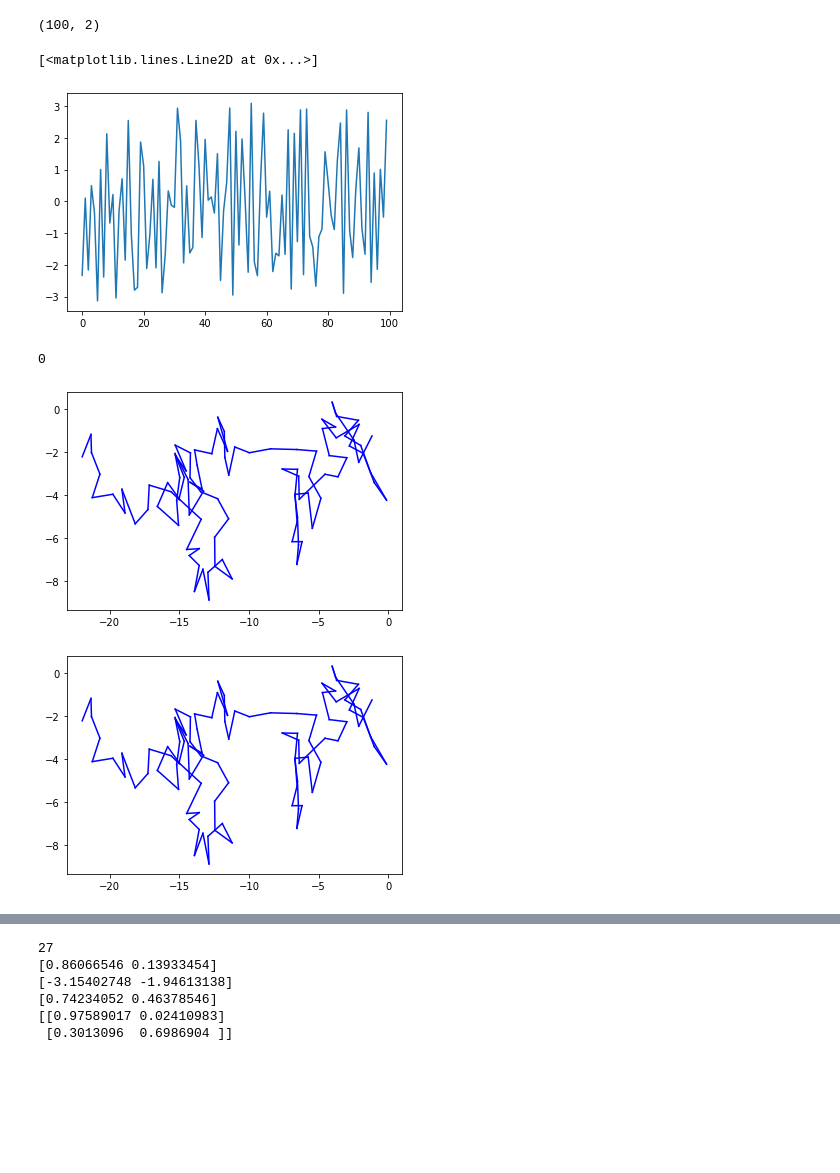
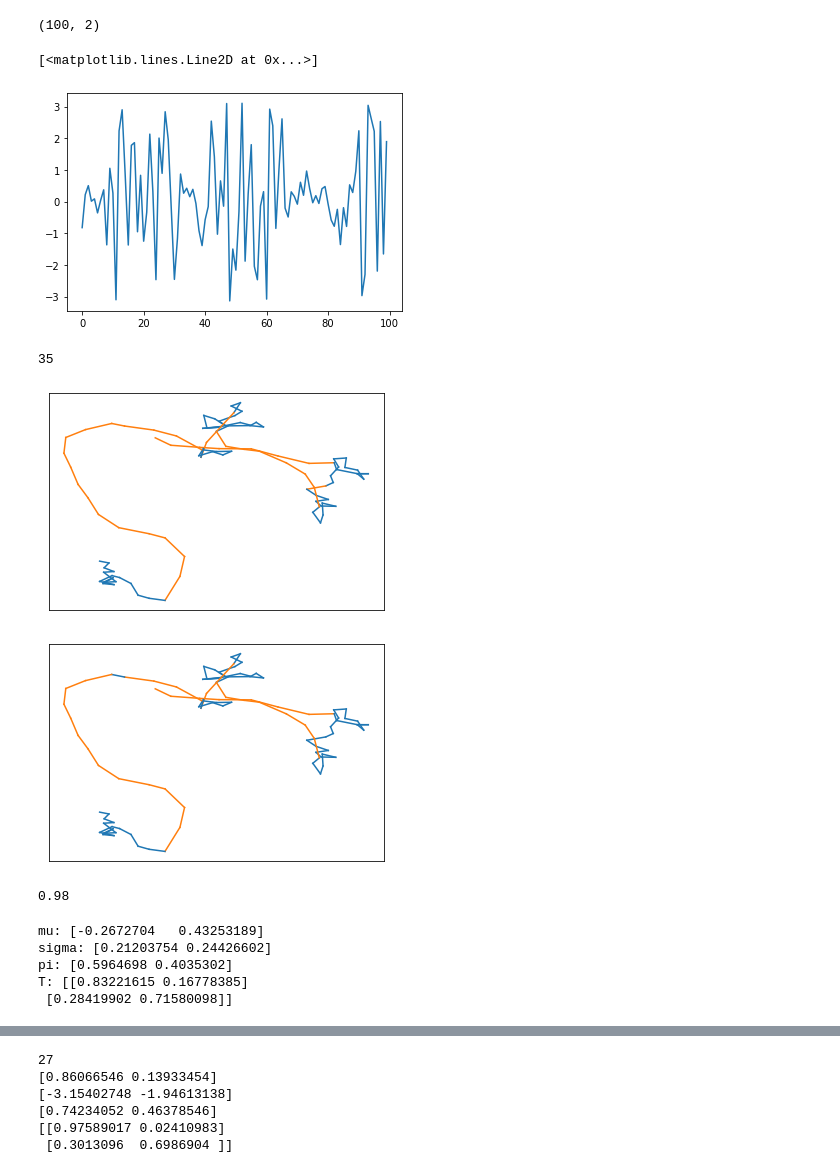
Before and after one commit to applied-systems-biology/Peroxisome_HMM, a Jupyter notebook: Track generating HMM.ipynb, the cells around one changed output, grey strips where cells are left out. Saved outputs shown, nothing was run; the diff lists cells and outputs as text; code cells hidden in the pictures; blank space fills up the shorter version.

```diff
--- a/Track generating HMM.ipynb
+++ b/Track generating HMM.ipynb
@@ -264,9 +278,10 @@ def convert_to_cartesian(o):
 
     return X
 # %%
-mu_l = np.array([0.2, 0.2])
+mu_l = np.array([-0.2, 0.5])
 sigma_l = np.array([0.25, 0.25])
-sigma_alpha_2 = 0.1
+sigma_alpha_2 = 0.45
+T = np.array([[0.9, 0.1],[0.2, 0.8]])
 o, s = generate_sequence_hmm(100, T, pi, mu_l, sigma_l, sigma_alpha_2)
 # %%
 o.shape
@@ -277,23 +292,27 @@ import pylab as plt
 plt.plot(o[:,1])
 # %% [output]
 [<matplotlib.lines.Line2D at 0x...>]
-[figure, old version]
+[figure, new version]
 # %%
 X = convert_to_cartesian(o)
 # %%
 import seaborn as sns
+c1 ='#1f77b4'
+c2 = '#ff7f0e'
 s_1_idx = (s==0)
 s_2_idx = (s==1)
 print(np.sum(s_2_idx))
 for ii in range(X.shape[0]-1):
     if s[ii+1] == 0:
-        plt.plot(X[ii:ii+2,0], X[ii:ii+2,1], c='blue')
+        plt.plot(X[ii:ii+2,0], X[ii:ii+2,1], c=c1)
     else:
-        plt.plot(X[ii:ii+2,0], X[ii:ii+2,1], c='red')
-plt.savefig('/home/svensson/VMshared/HMM stuff/example_track6_GT.png')
+        plt.plot(X[ii:ii+2,0], X[ii:ii+2,1], c=c2)
+plt.xticks([])
+plt.yticks([])
+plt.savefig('/home/svensson/Dropbox/Projects/Perioxomes/Plots/example_track2_GT.svg')
 # %% [output]
-0
+35
-[figure, old version]
+[figure, new version]
 # %%
 s_est, D, E = viterbi(T, pi, mu_l, sigma_l, sigma_alpha_2, o)
 # %%
@@ -304,18 +323,35 @@ s_1_idx = (s_est==0)
 s_2_idx = (s_est==1)
 for ii in range(X.shape[0]-1):
     if s_est[ii+1] == 0:
-        plt.plot(X[ii:ii+2,0], X[ii:ii+2,1], c='blue')
+        plt.plot(X[ii:ii+2,0], X[ii:ii+2,1], c=c1)
     else:
-        plt.plot(X[ii:ii+2,0], X[ii:ii+2,1], c='red')
-plt.savefig('/home/svensson/VMshared/HMM stuff/example_track6_Viterbi_fitted_all.png')
+        plt.plot(X[ii:ii+2,0], X[ii:ii+2,1], c=c2)
+plt.xticks([])
+plt.yticks([])
+plt.savefig('/home/svensson/Dropbox/Projects/Perioxomes/Plots/example_track2_Viterbi_fitted_all.svg')
 # %% [output]
-[figure, old version]
+[figure, new version]
+# %%
+1-sum(abs(s-s_est))/s.shape[0]
+# %% [output]
+0.98
 # %%
 mu_l_new, sigma_l_new, sigma_alpha2_new, T_new, pi_new = Baum_Welch(o_log, T, pi, mu_l, sigma_l, sigma_alpha_2)
 for ii in range(10):
     mu_l_new, sigma_l_new, sigma_alpha2_new, T_new, pi_new = Baum_Welch(o_log, T_new, pi_new, mu_l_new, sigma_l_new, sigma_alpha2_new)
 # %%
 res_directory = {}
+# %%
+print('mu: %s'%mu_l_new)
+print('sigma: %s'%sigma_l_new)
+print('pi: %s'%pi_new)
+print('T: %s'%T_new)
+# %% [output]
+mu: [-0.2672704   0.43253189]
+sigma: [0.21203754 0.24426602]
+pi: [0.5964698 0.4035302]
+T: [[0.83221615 0.16778385]
+ [0.28419902 0.71580098]]
 # %%
 s_est, D, E = viterbi(T, pi_new, mu_l_new, sigma_l_new, sigma_alpha2_new, o)
 # %%
```
Also changed, not shown: parts of 65 cells of this notebook, 3 other files.
